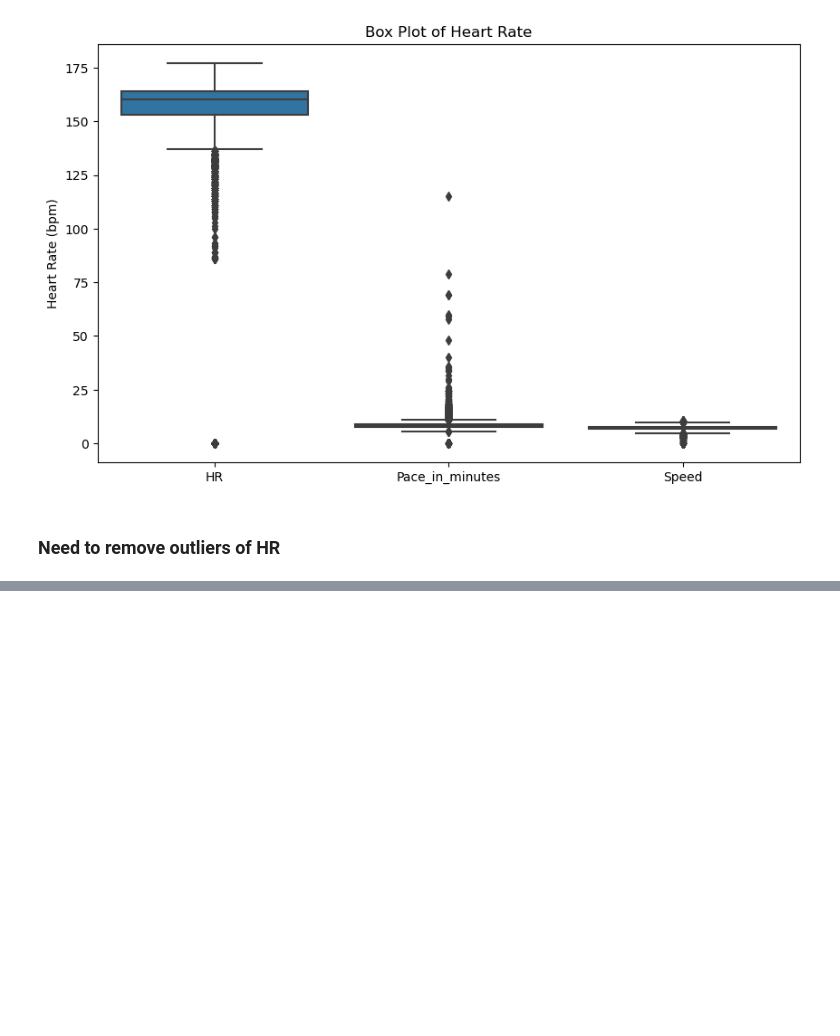
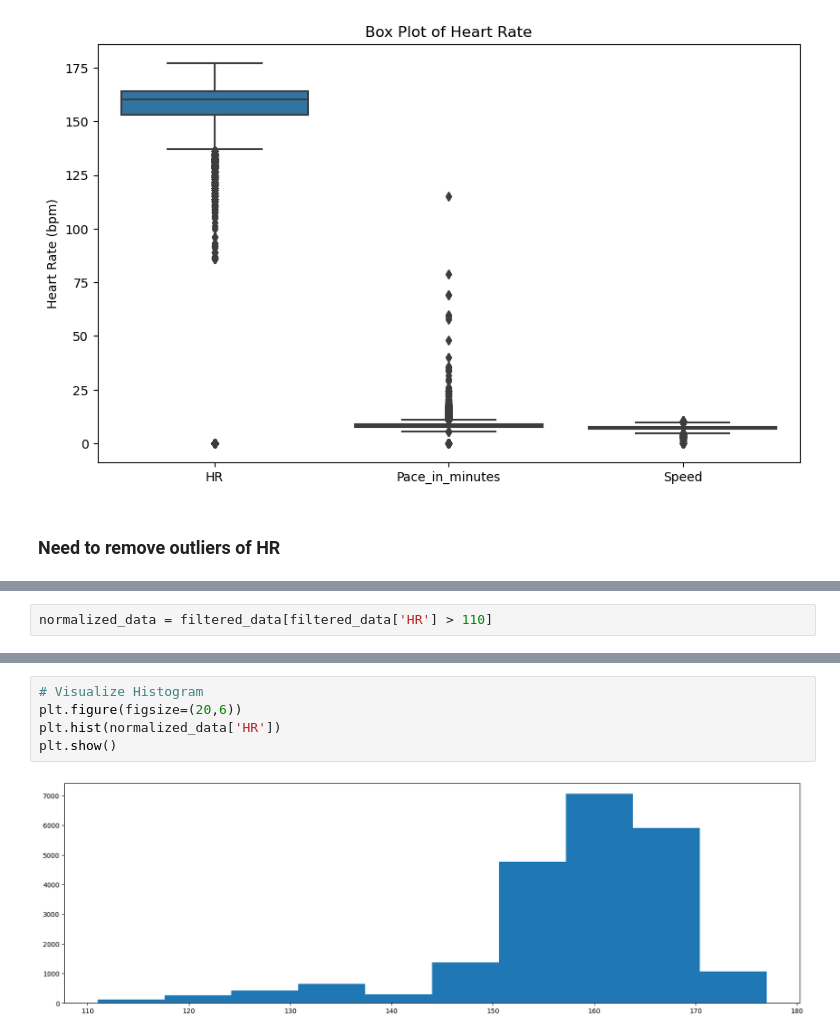
Before and after one commit to ddiaz1126/Heart-Rate-Monitoring-Forecast, a Jupyter notebook: data_analysis_multiple_sessions.ipynb, the cells around one changed output, grey strips where cells are left out. Cells and saved outputs as stored; diff of their text form; blank space fills up the shorter version.

```diff
--- a/data_analysis_multiple_sessions.ipynb
+++ b/data_analysis_multiple_sessions.ipynb
@@ -204,3 +204,5 @@ plt.hist(heart_rate)
 plt.show()
 # %% [output]
 [figure]
+# %%
+normalized_data = filtered_data[filtered_data['HR'] > 110]
@@ -206,0 +225,7 @@ plt.show()
+# %%
+# Visualize Histogram
+plt.figure(figsize=(20,6))
+plt.hist(normalized_data['HR'])
+plt.show()
+# %% [output]
+[figure, added]
```
Also changed, not shown: parts of 5 cells of this notebook.
